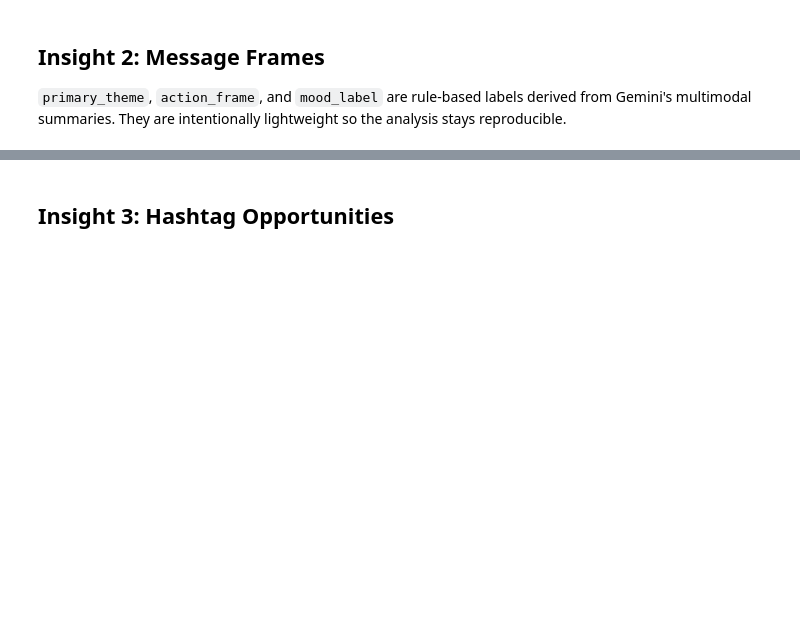
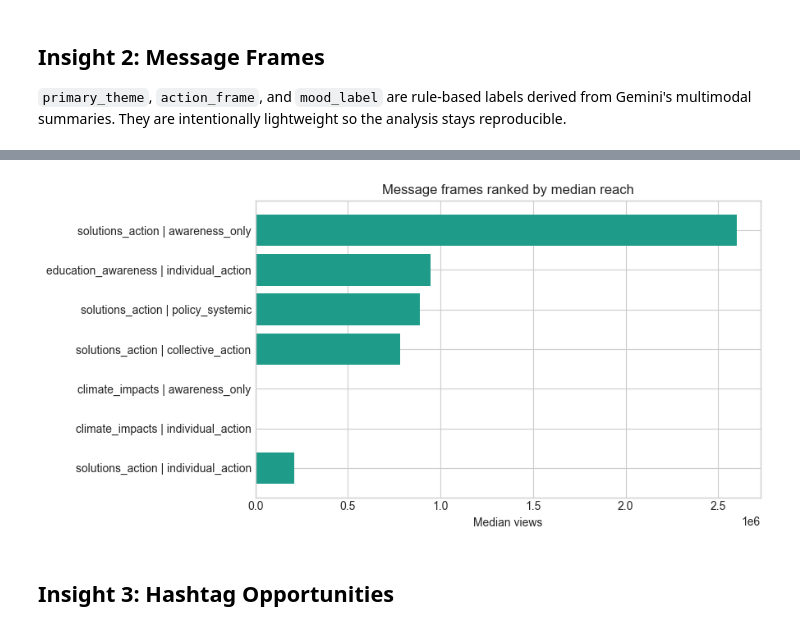
Before and after one commit to tuannm3812/tiktok-semantic, a Jupyter notebook: notebooks/01_competition_analysis.ipynb, the cells around one changed output, grey strips where cells are left out. Saved outputs shown, nothing was run; the diff lists cells and outputs as text; code cells hidden in the pictures; blank space fills up the shorter version.

```diff
--- a/notebooks/01_competition_analysis.ipynb
+++ b/notebooks/01_competition_analysis.ipynb
@@ -81,0 +134,11 @@ display(recommendations.head(10))
+# %%
+display(themes)
+display(recommendations.head(10))
+fig, ax = plt.subplots(figsize=(9, 4.5))
+plot_df = themes.sort_values("median_views", ascending=True).tail(8)
+labels = plot_df["primary_theme"] + " | " + plot_df["action_frame"]
+ax.barh(labels, plot_df["median_views"], color=VIRIDIS(0.55))
+ax.set_title("Message frames ranked by median reach")
+ax.set_xlabel("Median views")
+fig.tight_layout()
+# %% [output]
@@ -82,3 +162,4 @@ display(recommendations.head(10))
+[figure, added]
 # %% [markdown]
 ## Insight 3: Hashtag Opportunities
 # %%
```
Also changed, not shown: parts of 19 cells of this notebook, 5 other files.
